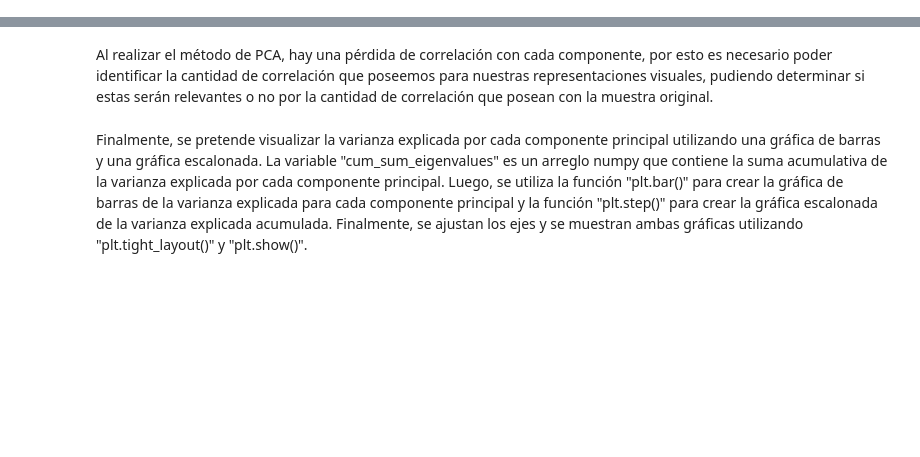
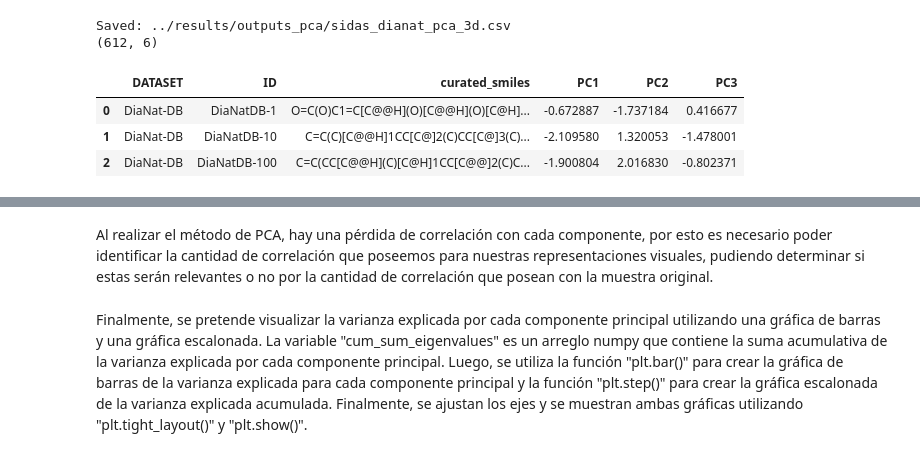
Before and after one commit to cecilia590/S_hyssopifolia_cheminformatic_analysis, a Jupyter notebook: notebooks/sidas_descriptors_pca.ipynb, the cells around one changed output, grey strips where cells are left out. Drawn from its saved outputs; the diff is of its cells as text; code cells hidden in the pictures; blank space fills up the shorter version.

```diff
--- a/notebooks/sidas_descriptors_pca.ipynb
+++ b/notebooks/sidas_descriptors_pca.ipynb
@@ -352,0 +160,17 @@ pca_dataset.head(2)
+# %%
+### Assemble a PCA results DataFrame
+pca_3d_df = labels.copy()
+pca_3d_df[['PC1', 'PC2', 'PC3']] = components_3d
+
+pca_3d_csv = OUTPUT_DIR/"sidas_dianat_pca_3d.csv"
+pca_3d_df.to_csv(pca_3d_csv, index=False)
+print(f"Saved: {pca_3d_csv}")
+print(pca_3d_df.shape)
+pca_3d_df.head(3)
+# %% [output]
+Saved: ../results/outputs_pca/sidas_dianat_pca_3d.csv
+(612, 6)
+|  | DATASET | ID | curated_smiles | PC1 | PC2 | PC3 |
+| 0 | DiaNat-DB | DiaNatDB-1 | O=C(O)C1=C[C@@H](O)[C@@H](O)[C@H]... | -0.672887 | -1.737184 | 0.416677 |
+| 1 | DiaNat-DB | DiaNatDB-10 | C=C(C)[C@@H]1CC[C@]2(C)CC[C@]3(C)... | -2.109580 | 1.320053 | -1.478001 |
+| 2 | DiaNat-DB | DiaNatDB-100 | C=C(CC[C@@H](C)[C@H]1CC[C@@]2(C)C... | -1.900804 | 2.016830 | -0.802371 |
```
Also changed, not shown: parts of 52 cells of this notebook, 1 other file.
